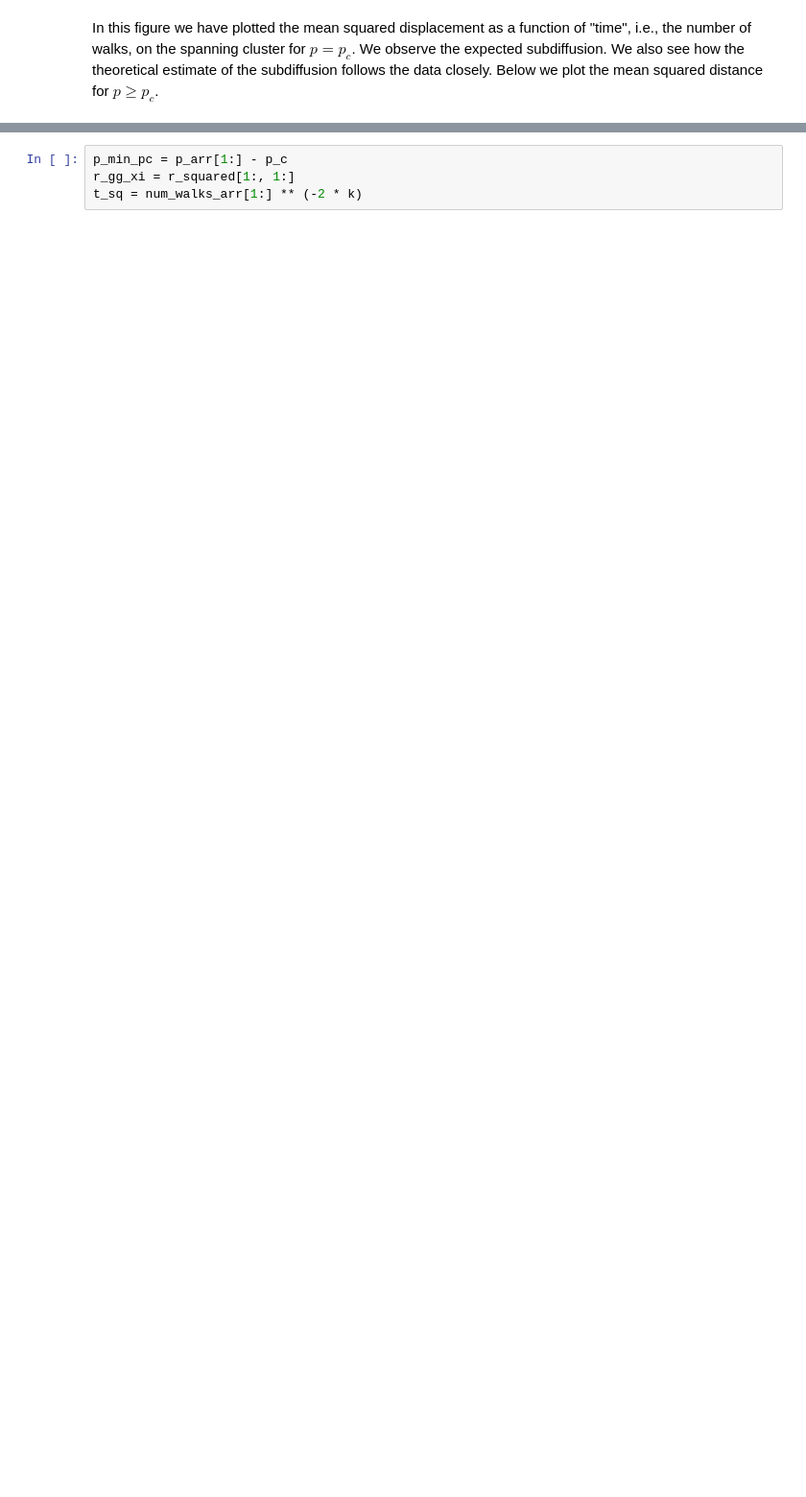
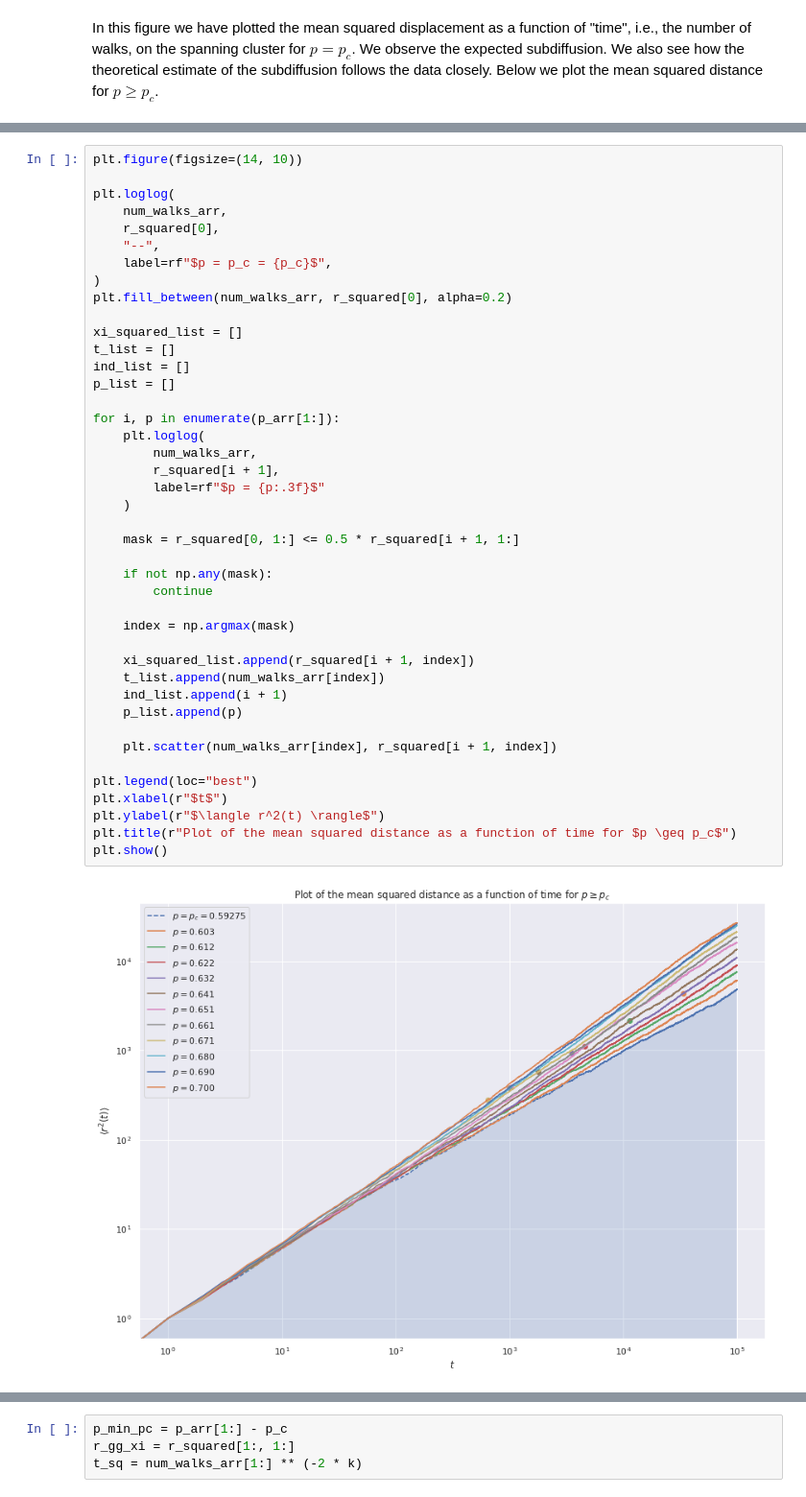
Before and after one commit to Schoyen/FYS4460, a Jupyter notebook: project-4/random-walks-on-the-spanning-cluster.ipynb, the cells around one changed output, grey strips where cells are left out. Shown: that part at 96% size. Saved outputs shown, nothing was run; the diff lists cells and outputs as text; blank space fills up the shorter version.

Commit message:
Continue on analysis

```diff
--- a/project-4/random-walks-on-the-spanning-cluster.ipynb
+++ b/project-4/random-walks-on-the-spanning-cluster.ipynb
@@ -251,0 +265,44 @@ However, the challenge is to find an expression for $x$.
+# %%
+plt.figure(figsize=(14, 10))
+
+plt.loglog(
+    num_walks_arr,
+    r_squared[0],
+    "--",
+    label=rf"$p = p_c = {p_c}$",
+)
+plt.fill_between(num_walks_arr, r_squared[0], alpha=0.2)
+
+xi_squared_list = []
+t_list = []
+ind_list = []
+p_list = []
+
+for i, p in enumerate(p_arr[1:]):
+    plt.loglog(
+        num_walks_arr,
+        r_squared[i + 1],
+        label=rf"$p = {p:.3f}$"
+    )
+
+    mask = r_squared[0, 1:] <= 0.5 * r_squared[i + 1, 1:]
+
+    if not np.any(mask):
+        continue
+
+    index = np.argmax(mask)
+
+    xi_squared_list.append(r_squared[i + 1, index])
+    t_list.append(num_walks_arr[index])
+    ind_list.append(i + 1)
+    p_list.append(p)
+
+    plt.scatter(num_walks_arr[index], r_squared[i + 1, index])
+
+plt.legend(loc="best")
+plt.xlabel(r"$t$")
+plt.ylabel(r"$\langle r^2(t) \rangle$")
+plt.title(r"Plot of the mean squared distance as a function of time for $p \geq p_c$")
+plt.show()
+# %% [output]
+[figure, added]
```
Also changed, not shown: parts of 42 cells of this notebook.
